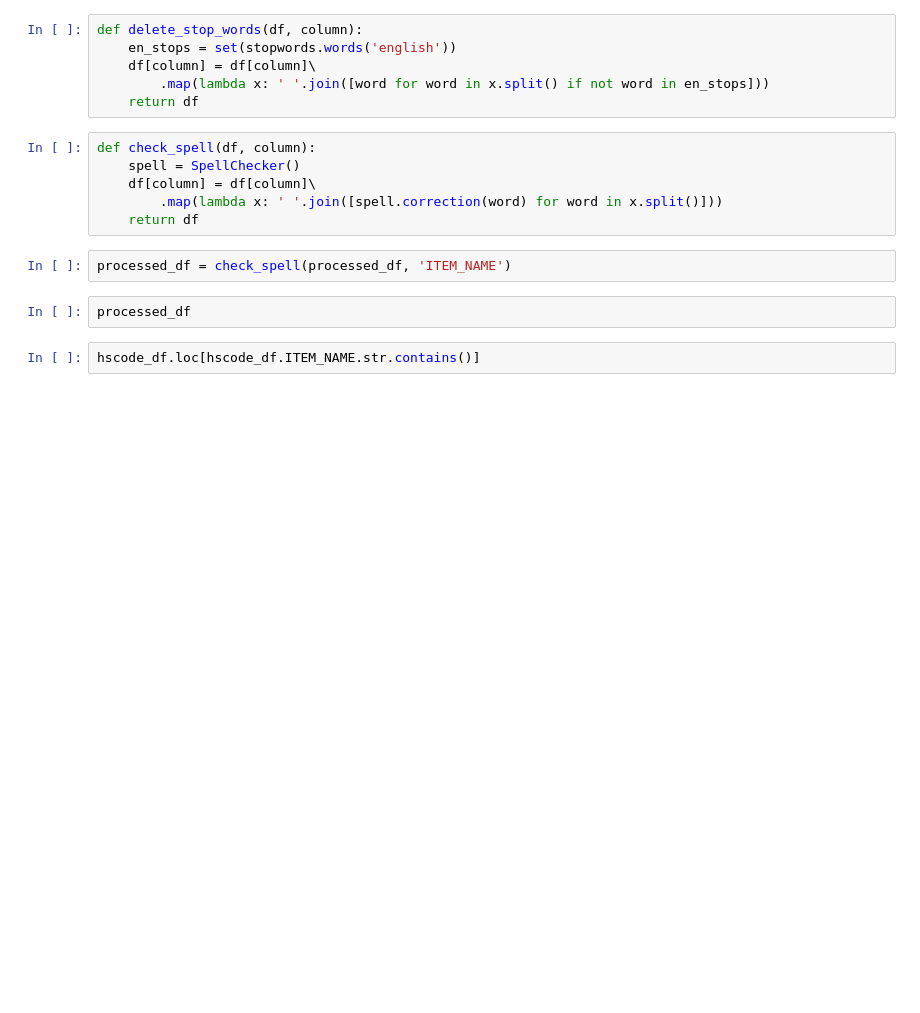
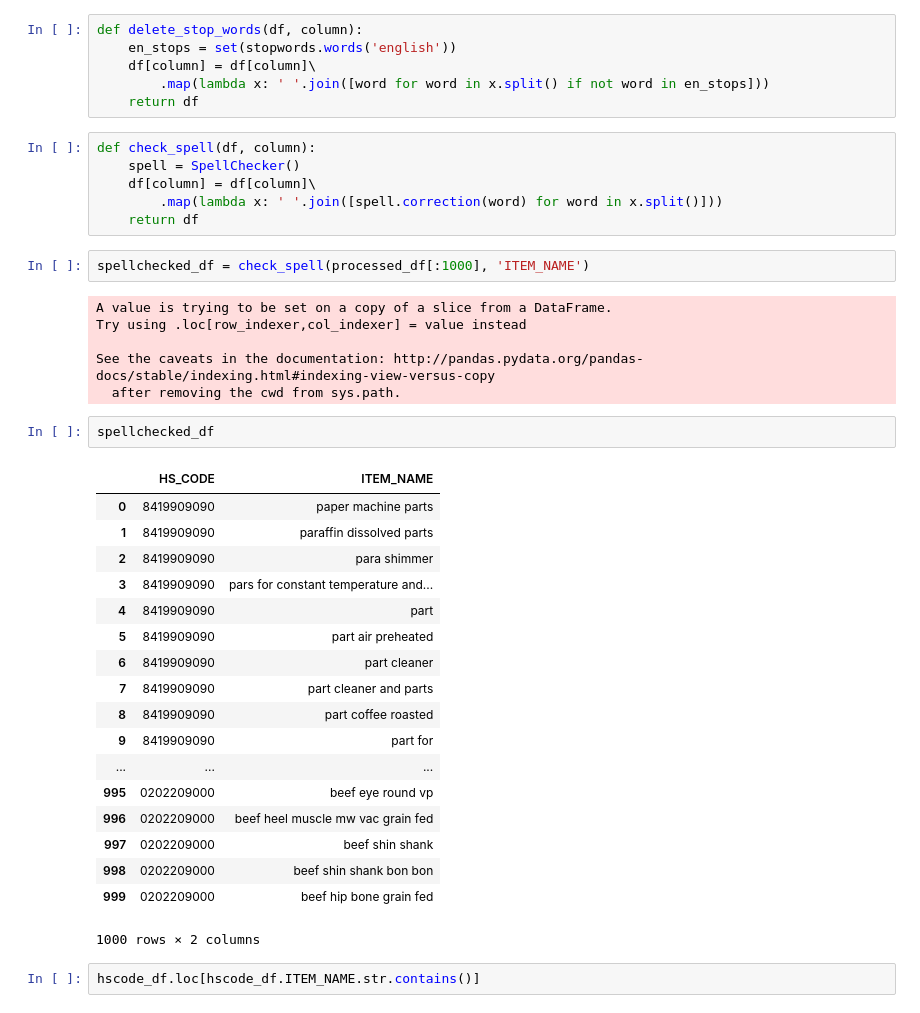
Before and after one commit to yiyc-kr/pandas-modules, a Jupyter notebook: data_evaluation.ipynb, the cells around one changed output. Saved outputs shown, nothing was run; the diff lists cells and outputs as text; blank space fills up the shorter version.

```diff
--- a/data_evaluation.ipynb
+++ b/data_evaluation.ipynb
@@ -48,9 +48,34 @@ def check_spell(df, column):
         .map(lambda x: ' '.join([spell.correction(word) for word in x.split()]))
     return df
 # %%
-processed_df = check_spell(processed_df, 'ITEM_NAME')
+spellchecked_df = check_spell(processed_df[:1000], 'ITEM_NAME')
+# %% [output]
+A value is trying to be set on a copy of a slice from a DataFrame.
+Try using .loc[row_indexer,col_indexer] = value instead
+
+See the caveats in the documentation: http://pandas.pydata.org/pandas-docs/stable/indexing.html#indexing-view-versus-copy
+  after removing the cwd from sys.path.
-# %%
-processed_df
+# %%
+spellchecked_df
+# %% [output]
+|  | HS_CODE | ITEM_NAME |
+| 0 | 8419909090 | paper machine parts |
+| 1 | 8419909090 | paraffin dissolved parts |
+| 2 | 8419909090 | para shimmer |
+| 3 | 8419909090 | pars for constant temperature and... |
+| 4 | 8419909090 | part |
+| 5 | 8419909090 | part air preheated |
+| 6 | 8419909090 | part cleaner |
+| 7 | 8419909090 | part cleaner and parts |
+| 8 | 8419909090 | part coffee roasted |
+| 9 | 8419909090 | part for |
+| ... | ... | ... |
+| 995 | 0202209000 | beef eye round vp |
+| 996 | 0202209000 | beef heel muscle mw vac grain fed |
+| 997 | 0202209000 | beef shin shank |
+| 998 | 0202209000 | beef shin shank bon bon |
+| 999 | 0202209000 | beef hip bone grain fed |
+1000 rows × 2 columns
 # %%
 hscode_df.loc[hscode_df.ITEM_NAME.str.contains()]
 # %%
```
